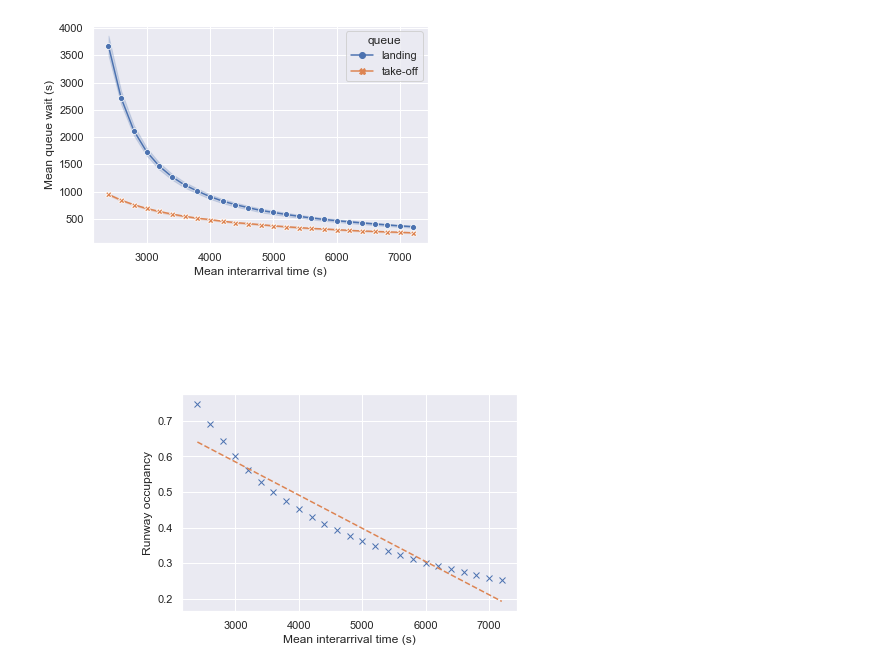
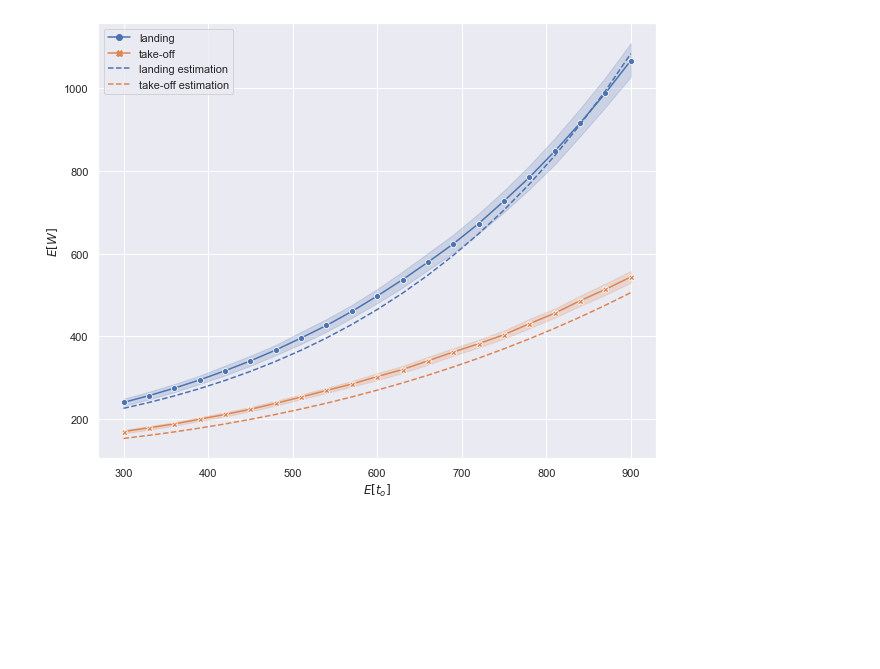
Before and after one commit to bendonio/Control-Tower-Project, a Jupyter notebook: CT/simulations/jupyter/takeoff_queue_studies.ipynb, the cells around one changed output. Saved outputs shown, nothing was run; the diff lists cells and outputs as text; code cells hidden in the pictures; blank space fills up the shorter version.

```diff
--- a/CT/simulations/jupyter/takeoff_queue_studies.ipynb
+++ b/CT/simulations/jupyter/takeoff_queue_studies.ipynb
@@ -258,0 +222,10 @@ get_all_params(df)
+# %%
+def predict_waiting_times(iat, tl, tt):
+    rho_l = tl/iat
+    rho_t = tt/iat
+    rt = (tt * iat)/(iat - tt) + rho_l * tl
+    wt = rt - tt
+    nt = rt / iat
+    rl = (tl * iat)/(iat - tl) + nt * rt + rt * nt * rho_t + rt * nt * rho_t**2 + rt * nt * rho_t**3
+    wl = rl - tl
+    return (wl, wt)
@@ -259,35 +420,35 @@ get_all_params(df)
 # %%
-iats = range(2400, 7300, 200)
+all_params = {}
+all_runs = None
+df = pd.read_csv('../results/control_tower_queues_10.csv')
+get_all_params(df)
+
+tots = range(300, 901, 30)
+
+_, ax = plt.subplots(figsize=(10, 8))
+predicted_waits = []
+
 rows = []
+for tot in tots:
+    runs = find_runs({"**.takeoffTimeAvg": float(tot)})
+    predicted_waits.append(predict_waiting_times(3000, 600, float(tot)))
 
-for iat in iats:
-    runs = find_runs({'**.interarrivalTimeAvg': float(iat)})
     for rep, run in enumerate(runs):
-        rot = get_ROT(run)
         tq_wait = np.mean(get_takeoff_queue(run))
         lq_wait = np.mean(get_landing_queue(run))
-        row = {'iat': iat, 'rep': rep, 'wait': lq_wait, 'queue': 'landing'}
+        row = {'tot': float(tot), 'rep': rep, 'wait': lq_wait, 'queue': 'landing'}
         rows.append(row)
-        row = {'iat': iat, 'rep': rep, 'wait': tq_wait, 'queue': 'take-off'}
+        row = {'tot': float(tot), 'rep': rep, 'wait': tq_wait, 'queue': 'take-off'}
         rows.append(row)
 
 data = pd.DataFrame(rows)
-fig = sns.lineplot(data=data, x='iat', y='wait', hue='queue', style='queue', markers=True, dashes=False)
-plt.xlabel("Mean interarrival time (s)")
-plt.ylabel("Mean queue wait (s)")
-plt.grid(True, 'both')
-plt.show()
+sns.lineplot(data=data, x='tot', y='wait', hue='queue', style='queue', markers=True, dashes=False, ax=ax)
+ax.plot(tots, [y[0] for y in predicted_waits], '--', label='landing estimation', color='C0')
+ax.plot(tots, [y[1] for y in predicted_waits], '--', label='take-off estimation', color='C1')
+ax.legend()
+ax.grid(True, 'both')
+ax.set_xlabel("$E[t_o]$")
+ax.set_ylabel("$E[W]$")
+plt.savefig("../results/plots/queues_tt.pdf")
 # %% [output]
-[figure, old version]
+[figure, new version]
-# %%
-rots = []
-
-for iat in iats:
-    runs = find_runs({'**.interarrivalTimeAvg': float(iat)})
-    temp = []
-    for run in runs:
-        rot = get_ROT(run)
-        temp.append(rot)
-    rots.append(np.mean(temp))
-# %% [output]
-[figure, removed]
```
Also changed, not shown: parts of 19 cells of this notebook, 15 other files.
